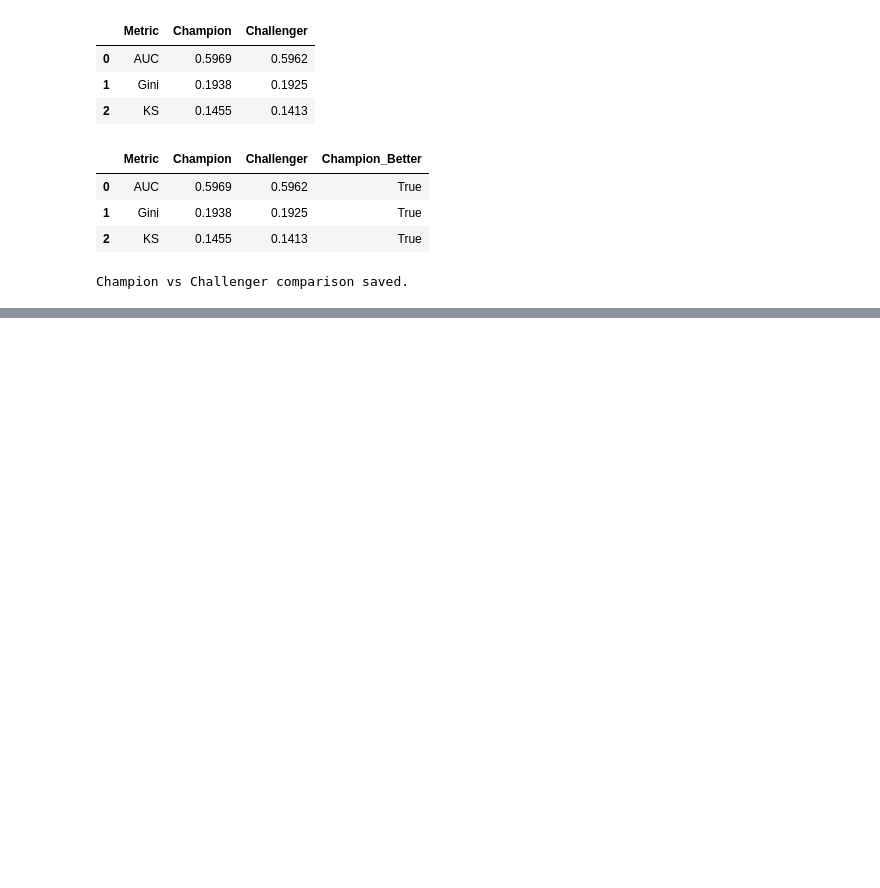
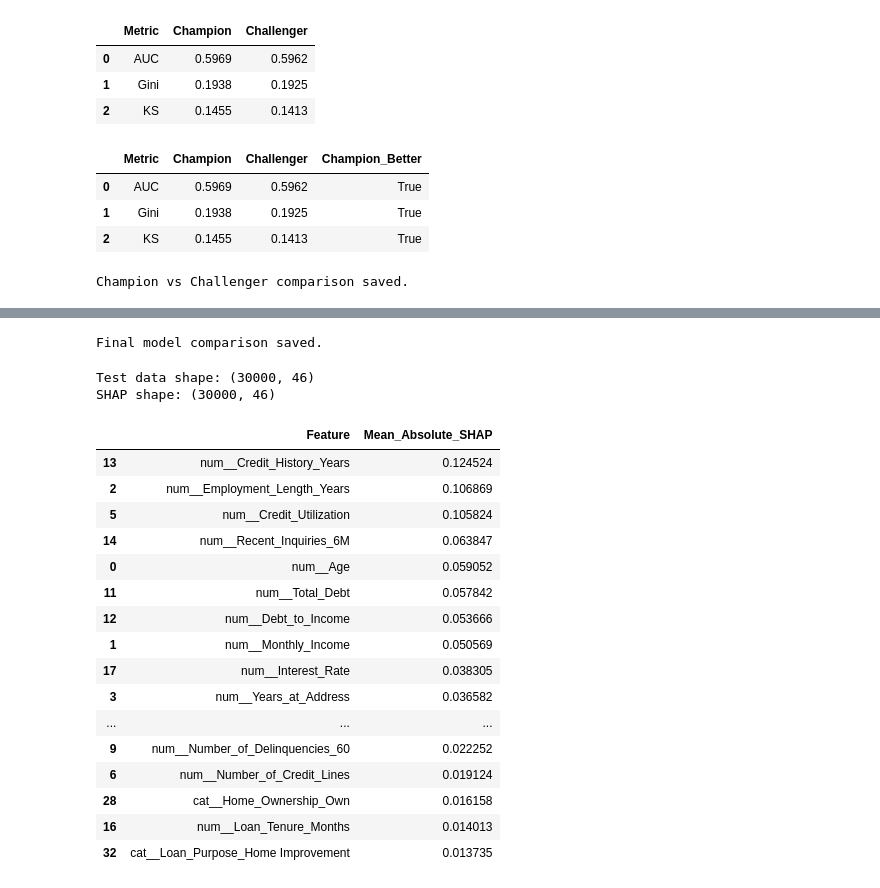
Before and after one commit to shiv182dutt/CREDIT_RISK_PREDICTION_SCORE_CARD, a Jupyter notebook: notebooks/05_challenger.ipynb, the cells around one changed output, grey strips where cells are left out. Cells and saved outputs as stored; diff of their text form; code cells hidden in the pictures; blank space fills up the shorter version.

```diff
--- a/notebooks/05_challenger.ipynb
+++ b/notebooks/05_challenger.ipynb
@@ -35,0 +375,14 @@ Champion vs Challenger comparison saved.
+# %%
+comparison_all.to_csv(
+    "../outputs/metrics/final_model_comparison.csv",
+    index=False
+)
+
+comparison_gap.to_csv(
+    "../outputs/metrics/model_overfitting_comparison.csv",
+    index=False
+)
+
+print("Final model comparison saved.")
+# %% [output]
+Final model comparison saved.
@@ -35,0 +402,43 @@ Champion vs Challenger comparison saved.
+# %%
+print("Test data shape:", X_test_transformed.shape)
+print("SHAP shape:", shap_values.shape)
+# %% [output]
+Test data shape: (30000, 46)
+SHAP shape: (30000, 46)
+# %%
+shap_importance = pd.DataFrame({
+    "Feature": xgb_model
+        .named_steps["preprocessor"]
+        .get_feature_names_out(),
+    "Mean_Absolute_SHAP": np.abs(shap_values).mean(axis=0)
+})
+
+shap_importance = shap_importance.sort_values(
+    "Mean_Absolute_SHAP",
+    ascending=False
+)
+
+shap_importance.to_csv(
+    "../outputs/metrics/xgboost_shap_importance.csv",
+    index=False
+)
+
+shap_importance.head(20)
+# %% [output]
+|  | Feature | Mean_Absolute_SHAP |
+| 13 | num__Credit_History_Years | 0.124524 |
+| 2 | num__Employment_Length_Years | 0.106869 |
+| 5 | num__Credit_Utilization | 0.105824 |
+| 14 | num__Recent_Inquiries_6M | 0.063847 |
+| 0 | num__Age | 0.059052 |
+| 11 | num__Total_Debt | 0.057842 |
+| 12 | num__Debt_to_Income | 0.053666 |
+| 1 | num__Monthly_Income | 0.050569 |
+| 17 | num__Interest_Rate | 0.038305 |
+| 3 | num__Years_at_Address | 0.036582 |
+| ... | ... | ... |
+| 9 | num__Number_of_Delinquencies_60 | 0.022252 |
+| 6 | num__Number_of_Credit_Lines | 0.019124 |
+| 28 | cat__Home_Ownership_Own | 0.016158 |
+| 16 | num__Loan_Tenure_Months | 0.014013 |
+| 32 | cat__Loan_Purpose_Home Improvement | 0.013735 |
```
Also changed, not shown: parts of 26 cells of this notebook, 6 other files.
